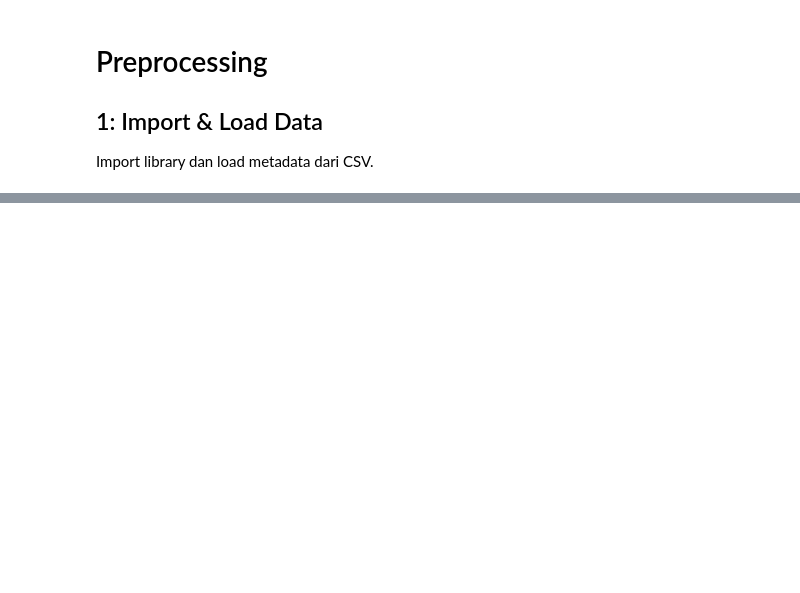
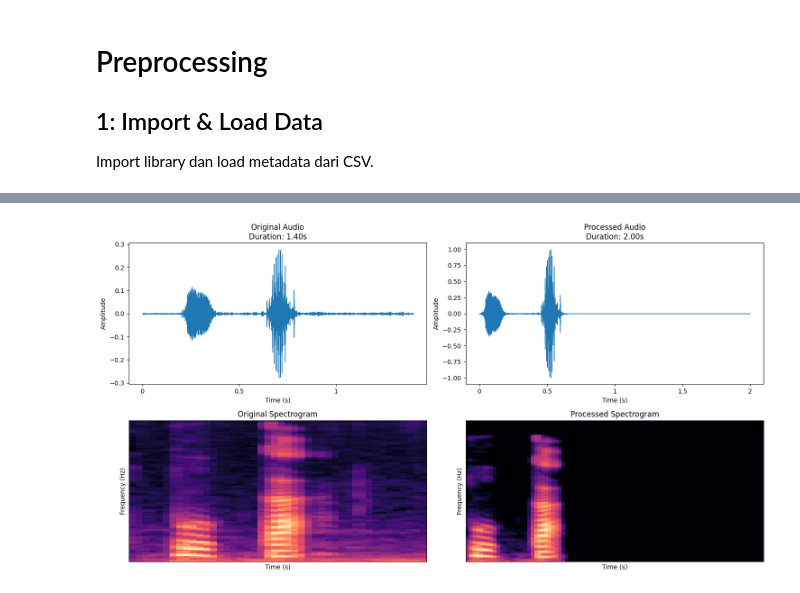
Before and after one commit to asepprayogii/PSD, a Jupyter notebook: _sources/Preprocessing-bukatutup.ipynb, the cells around one changed output, grey strips where cells are left out. Saved outputs shown, nothing was run; the diff lists cells and outputs as text; code cells hidden in the pictures; blank space fills up the shorter version.

```diff
--- a/_sources/Preprocessing-bukatutup.ipynb
+++ b/_sources/Preprocessing-bukatutup.ipynb
@@ -751,0 +127,82 @@ except Exception as e:
+# %%
+# Test preprocessing pada contoh file
+def demonstrate_preprocessing():
+    # Cari contoh file
+    audio_examples = []
+    for split in ['train', 'val']:
+        split_path = os.path.join("datasetaudio", split)
+        if os.path.exists(split_path):
+            for person in os.listdir(split_path):
+                person_path = os.path.join(split_path, person)
+                if os.path.isdir(person_path):
+                    for command in ['buka', 'tutup']:
+                        command_path = os.path.join(person_path, command)
+                        if os.path.exists(command_path):
+                            wav_files = [f for f in os.listdir(command_path) if f.endswith('.wav')]
+                            if wav_files:
+                                audio_examples.append({
+                                    'path': os.path.join(command_path, wav_files[0]),
+                                    'person': person,
+                                    'command': command
+                                })
+                                break
+
+    if audio_examples:
+        example = audio_examples[0]
+        print(f"🔊 Demo Preprocessing: {example['person']} - {example['command']}")
+
+        # Load original
+        original_audio, original_sr = librosa.load(example['path'], sr=None)
+
+        # Preprocessed
+        processed_audio, processed_sr = preprocess_audio(example['path'])
+
+        # Plot comparison
+        fig, axes = plt.subplots(2, 2, figsize=(15, 8))
+
+        # Original waveform
+        librosa.display.waveshow(original_audio, sr=original_sr, ax=axes[0,0])
+        axes[0,0].set_title(f'Original Audio\nDuration: {len(original_audio)/original_sr:.2f}s')
+        axes[0,0].set_xlabel('Time (s)')
+        axes[0,0].set_ylabel('Amplitude')
+
+        # Processed waveform
+        librosa.display.waveshow(processed_audio, sr=processed_sr, ax=axes[0,1])
+        axes[0,1].set_title(f'Processed Audio\nDuration: {len(processed_audio)/processed_sr:.2f}s')
+        axes[0,1].set_xlabel('Time (s)')
+        axes[0,1].set_ylabel('Amplitude')
+
+        # Original spectrogram
+        S_orig = librosa.feature.melspectrogram(y=original_audio, sr=original_sr)
+        S_db_orig = librosa.power_to_db(S_orig, ref=np.max)
+        librosa.display.specshow(S_db_orig, sr=original_sr, ax=axes[1,0])
+        axes[1,0].set_title('Original Spectrogram')
+        axes[1,0].set_xlabel('Time (s)')
+        axes[1,0].set_ylabel('Frequency (Hz)')
+
+        # Processed spectrogram
+        S_proc = librosa.feature.melspectrogram(y=processed_audio, sr=processed_sr)
+        S_db_proc = librosa.power_to_db(S_proc, ref=np.max)
+        librosa.display.specshow(S_db_proc, sr=processed_sr, ax=axes[1,1])
+        axes[1,1].set_title('Processed Spectrogram')
+        axes[1,1].set_xlabel('Time (s)')
+        axes[1,1].set_ylabel('Frequency (Hz)')
+
+        plt.tight_layout()
+        plt.show()
+
+        # Audio player comparison
+        print("🎧 Original Audio:")
+        display(Audio(original_audio, rate=original_sr))
+
+        print("🎧 Processed Audio:")
+        display(Audio(processed_audio, rate=processed_sr))
+
+        return original_audio, original_sr, processed_audio, processed_sr
+    else:
+        print("❌ No audio files found for demonstration")
+        return None, None, None, None
+
+# Jalankan demo
+orig_audio, orig_sr, proc_audio, proc_sr = demonstrate_preprocessing()
+# %% [output]
@@ -751,0 +210 @@ except Exception as e:
+[figure, added]
```
Also changed, not shown: parts of 25 cells of this notebook, 19 other files.
